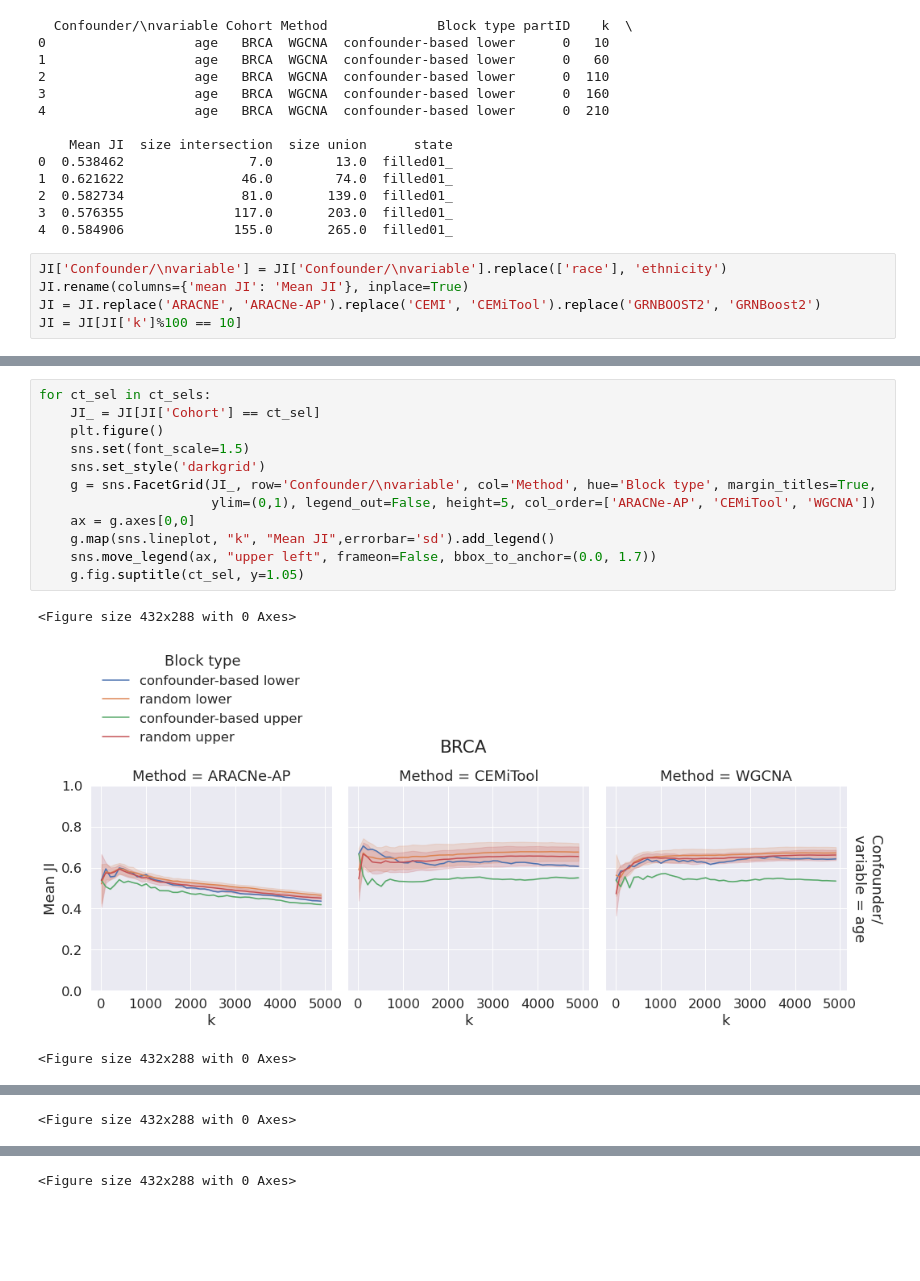
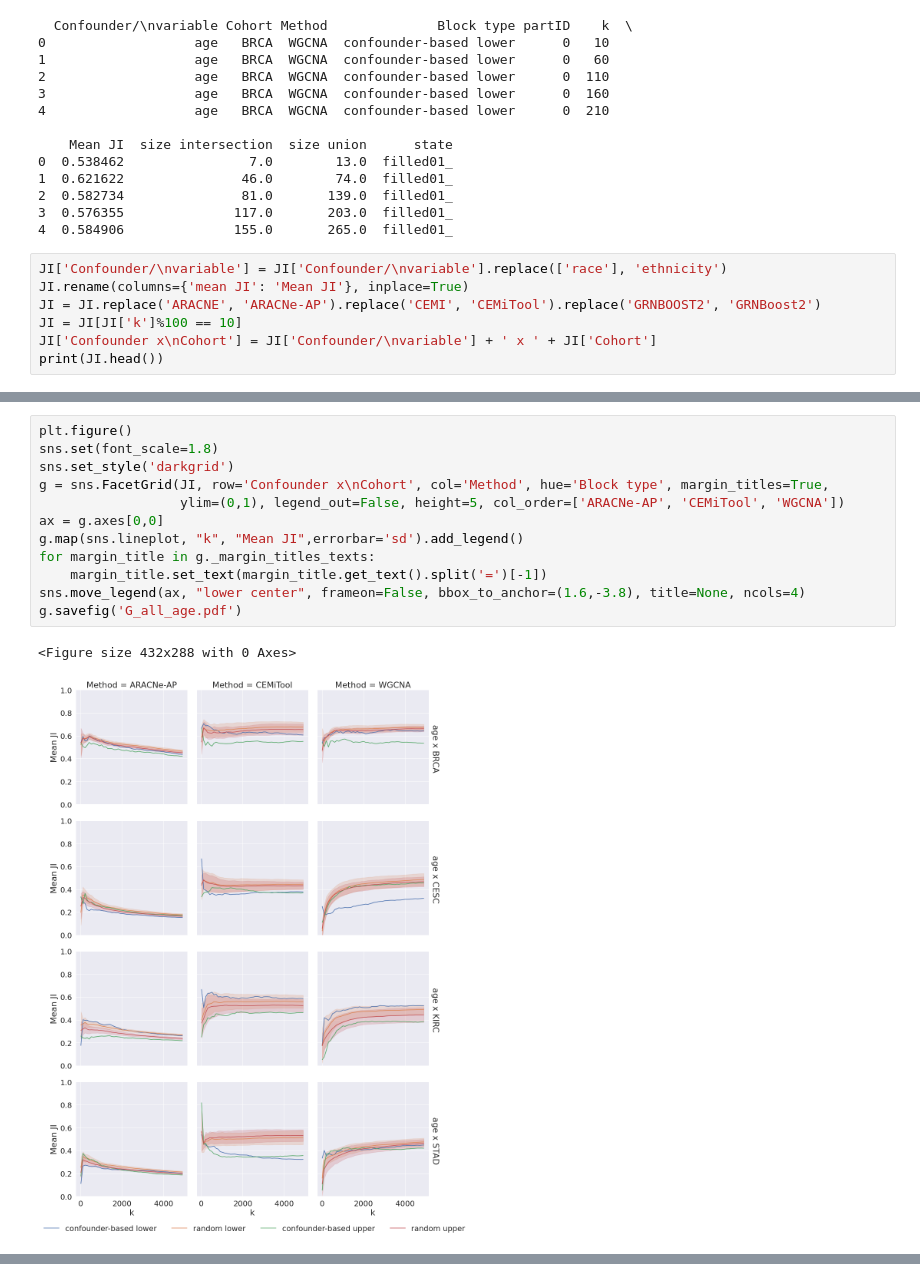
Before and after one commit to bionetslab/grn-confounders, a Jupyter notebook: results_paper/visualize_G_all_comparisons_age.ipynb, the cells around one changed output, grey strips where cells are left out. Drawn from its saved outputs; the diff is of its cells as text; blank space fills up the shorter version.

Commit message:
update plotting script

```diff
--- a/results_paper/visualize_G_all_comparisons_age.ipynb
+++ b/results_paper/visualize_G_all_comparisons_age.ipynb
@@ -64,3 +64,5 @@ JI['Confounder/\nvariable'] = JI['Confounder/\nvariable'].replace(['race'], 'eth
 JI.rename(columns={'mean JI': 'Mean JI'}, inplace=True)
 JI = JI.replace('ARACNE', 'ARACNe-AP').replace('CEMI', 'CEMiTool').replace('GRNBOOST2', 'GRNBoost2')
 JI = JI[JI['k']%100 == 10]
+JI['Confounder x\nCohort'] = JI['Confounder/\nvariable'] + ' x ' + JI['Cohort']
+print(JI.head())
@@ -67,16 +90,15 @@ JI = JI[JI['k']%100 == 10]
 # %%
-for ct_sel in ct_sels:
-    JI_ = JI[JI['Cohort'] == ct_sel]
-    plt.figure()
-    sns.set(font_scale=1.5)
-    sns.set_style('darkgrid')
-    g = sns.FacetGrid(JI_, row='Confounder/\nvariable', col='Method', hue='Block type', margin_titles=True,
-                      ylim=(0,1), legend_out=False, height=5, col_order=['ARACNe-AP', 'CEMiTool', 'WGCNA'])
-    ax = g.axes[0,0]
-    g.map(sns.lineplot, "k", "Mean JI",errorbar='sd').add_legend()
-    sns.move_legend(ax, "upper left", frameon=False, bbox_to_anchor=(0.0, 1.7))
-    g.fig.suptitle(ct_sel, y=1.05)
+plt.figure()
+sns.set(font_scale=1.8)
+sns.set_style('darkgrid')
+g = sns.FacetGrid(JI, row='Confounder x\nCohort', col='Method', hue='Block type', margin_titles=True,
+                  ylim=(0,1), legend_out=False, height=5, col_order=['ARACNe-AP', 'CEMiTool', 'WGCNA'])
+ax = g.axes[0,0]
+g.map(sns.lineplot, "k", "Mean JI",errorbar='sd').add_legend()
+for margin_title in g._margin_titles_texts:
+    margin_title.set_text(margin_title.get_text().split('=')[-1])
+sns.move_legend(ax, "lower center", frameon=False, bbox_to_anchor=(1.6,-3.8), title=None, ncols=4)
+g.savefig('G_all_age.pdf')
 # %% [output]
 <Figure size 432x288 with 0 Axes>
-[figure, old version]
+[figure, new version]
-<Figure size 432x288 with 0 Axes>
@@ -84 +104,0 @@ for ct_sel in ct_sels:
-<Figure size 432x288 with 0 Axes>
@@ -86 +104,0 @@ for ct_sel in ct_sels:
-<Figure size 432x288 with 0 Axes>
```
Also changed, not shown: parts of 2 cells of this notebook, 1 other file.
